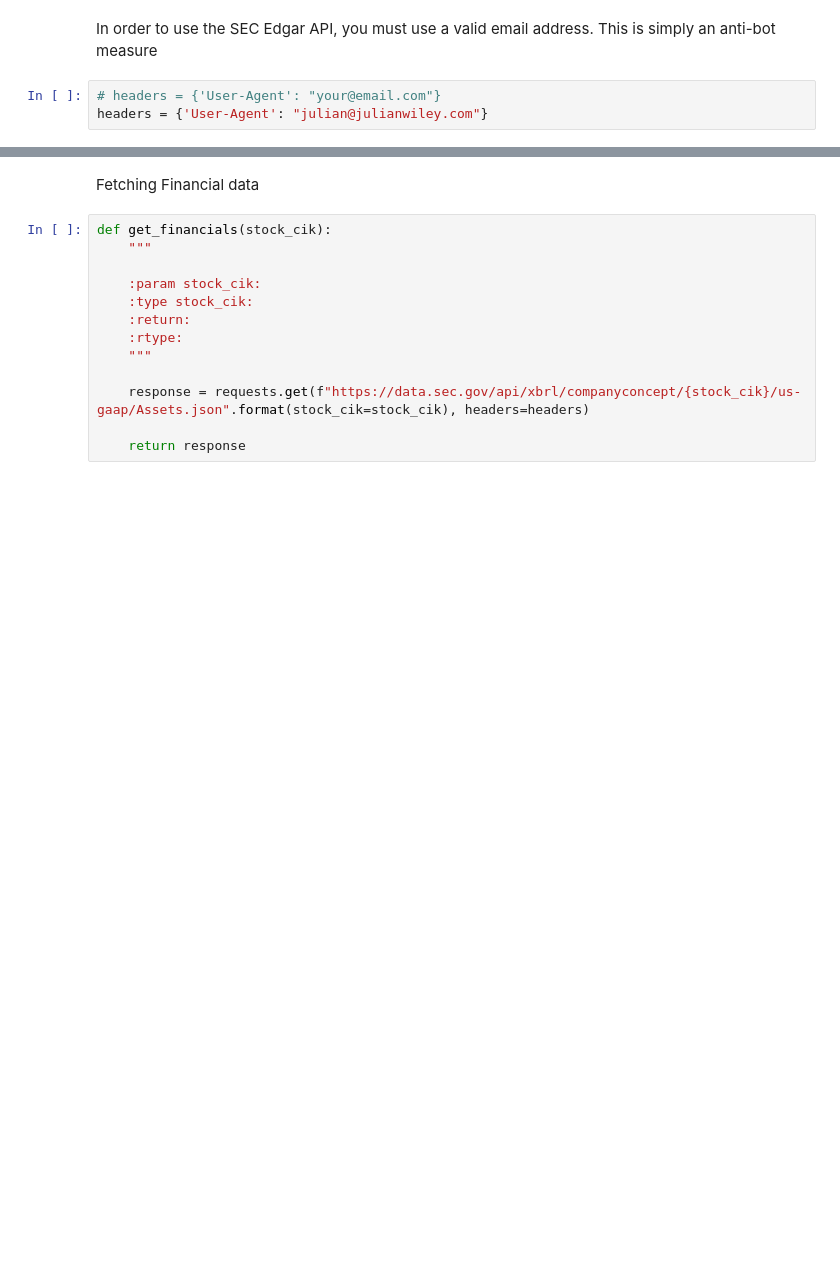
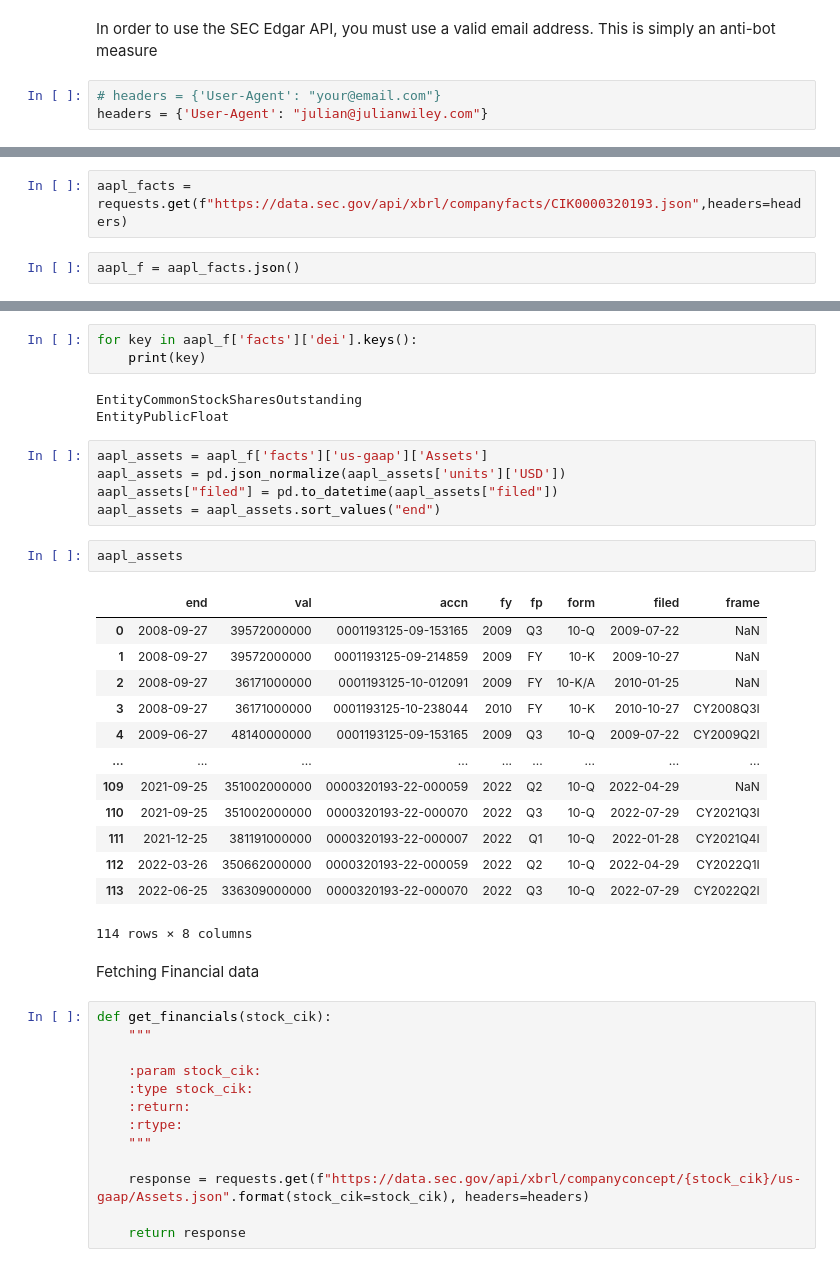
Before and after one commit to AlgoTech-Capital-Management/AlgoSeekNotebooks, a Jupyter notebook: integrations/sec_intro.ipynb, the cells around one changed output, grey strips where cells are left out. Cells and saved outputs as stored; diff of their text form; blank space fills up the shorter version.

```diff
--- a/integrations/sec_intro.ipynb
+++ b/integrations/sec_intro.ipynb
@@ -18,0 +49,4 @@ headers = {'User-Agent': "julian@julianwiley.com"}
+# %%
+aapl_facts = requests.get(f"https://data.sec.gov/api/xbrl/companyfacts/CIK0000320193.json",headers=headers)
+# %%
+aapl_f = aapl_facts.json()
@@ -19,3 +78,30 @@ headers = {'User-Agent': "julian@julianwiley.com"}
+# %%
+for key in aapl_f['facts']['dei'].keys():
+    print(key)
+# %% [output]
+EntityCommonStockSharesOutstanding
+EntityPublicFloat
+# %%
+aapl_assets = aapl_f['facts']['us-gaap']['Assets']
+aapl_assets = pd.json_normalize(aapl_assets['units']['USD'])
+aapl_assets["filed"] = pd.to_datetime(aapl_assets["filed"])
+aapl_assets = aapl_assets.sort_values("end")
+# %%
+aapl_assets
+# %% [output]
+|  | end | val | accn | fy | fp | form | filed | frame |
+| 0 | 2008-09-27 | 39572000000 | 0001193125-09-153165 | 2009 | Q3 | 10-Q | 2009-07-22 | NaN |
+| 1 | 2008-09-27 | 39572000000 | 0001193125-09-214859 | 2009 | FY | 10-K | 2009-10-27 | NaN |
+| 2 | 2008-09-27 | 36171000000 | 0001193125-10-012091 | 2009 | FY | 10-K/A | 2010-01-25 | NaN |
+| 3 | 2008-09-27 | 36171000000 | 0001193125-10-238044 | 2010 | FY | 10-K | 2010-10-27 | CY2008Q3I |
+| 4 | 2009-06-27 | 48140000000 | 0001193125-09-153165 | 2009 | Q3 | 10-Q | 2009-07-22 | CY2009Q2I |
+| ... | ... | ... | ... | ... | ... | ... | ... | ... |
+| 109 | 2021-09-25 | 351002000000 | 0000320193-22-000059 | 2022 | Q2 | 10-Q | 2022-04-29 | NaN |
+| 110 | 2021-09-25 | 351002000000 | 0000320193-22-000070 | 2022 | Q3 | 10-Q | 2022-07-29 | CY2021Q3I |
+| 111 | 2021-12-25 | 381191000000 | 0000320193-22-000007 | 2022 | Q1 | 10-Q | 2022-01-28 | CY2021Q4I |
+| 112 | 2022-03-26 | 350662000000 | 0000320193-22-000059 | 2022 | Q2 | 10-Q | 2022-04-29 | CY2022Q1I |
+| 113 | 2022-06-25 | 336309000000 | 0000320193-22-000070 | 2022 | Q3 | 10-Q | 2022-07-29 | CY2022Q2I |
+114 rows × 8 columns
 # %% [markdown]
 Fetching Financial data
 # %%
```
Also changed, not shown: parts of 7 cells of this notebook, 2 other files.
